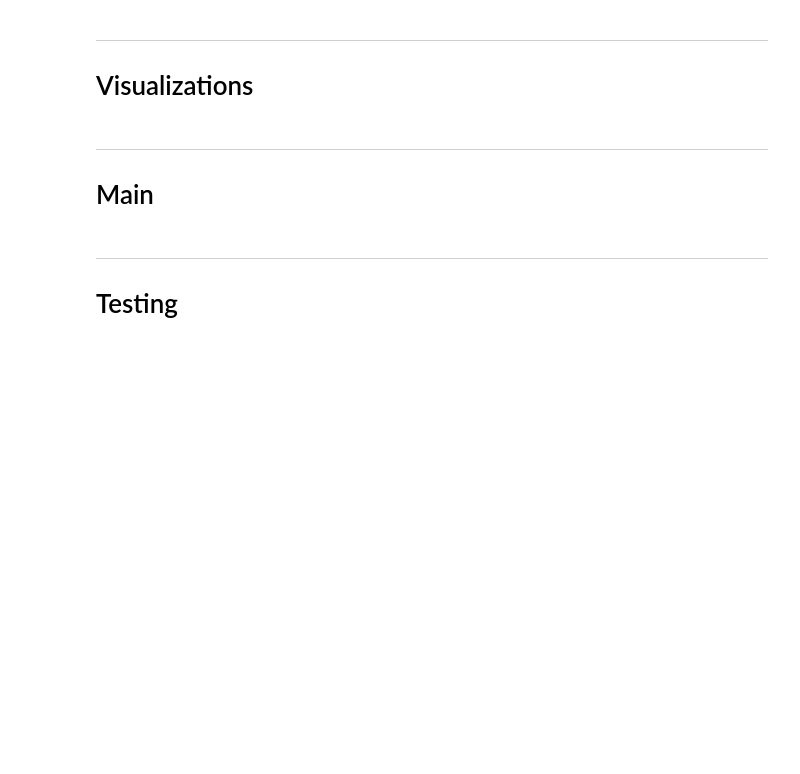
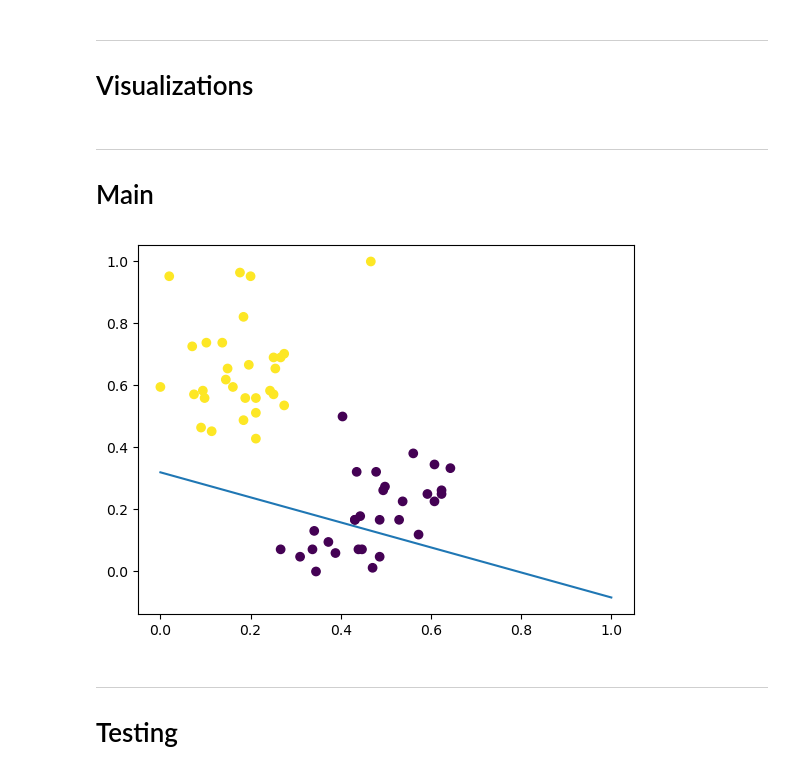
Before and after one commit to AhmedNasser1601/Penguins-Classifier, a Jupyter notebook: Adaline Algorithm/Model.ipynb, the cells around one changed output. Saved outputs shown, nothing was run; the diff lists cells and outputs as text; code cells hidden in the pictures; blank space fills up the shorter version.

```diff
--- a/Adaline Algorithm/Model.ipynb
+++ b/Adaline Algorithm/Model.ipynb
@@ -99,12 +100,14 @@ yPredTrain = PerceptronAlgo(epochs, weight, bias, eta, train_data, train_target)
 # %%
 def classifyTrain():
     plt.figure("Trained Features Figure")
     plt.scatter(x=train_data[:, :1], y=train_data[:, 1:2], c=train_target)
     plt.plot(np.array([0, 1]), np.array([(-bias) / weight[1], (-weight[0] - bias) / weight[1]]))
     plt.show()
 
 
-# classifyTrain()
+classifyTrain()
+# %% [output]
+[figure, added]
 # %% [markdown]
 ---
 # Testing
```
Also changed, not shown: parts of 3 cells of this notebook, 3 other files.
